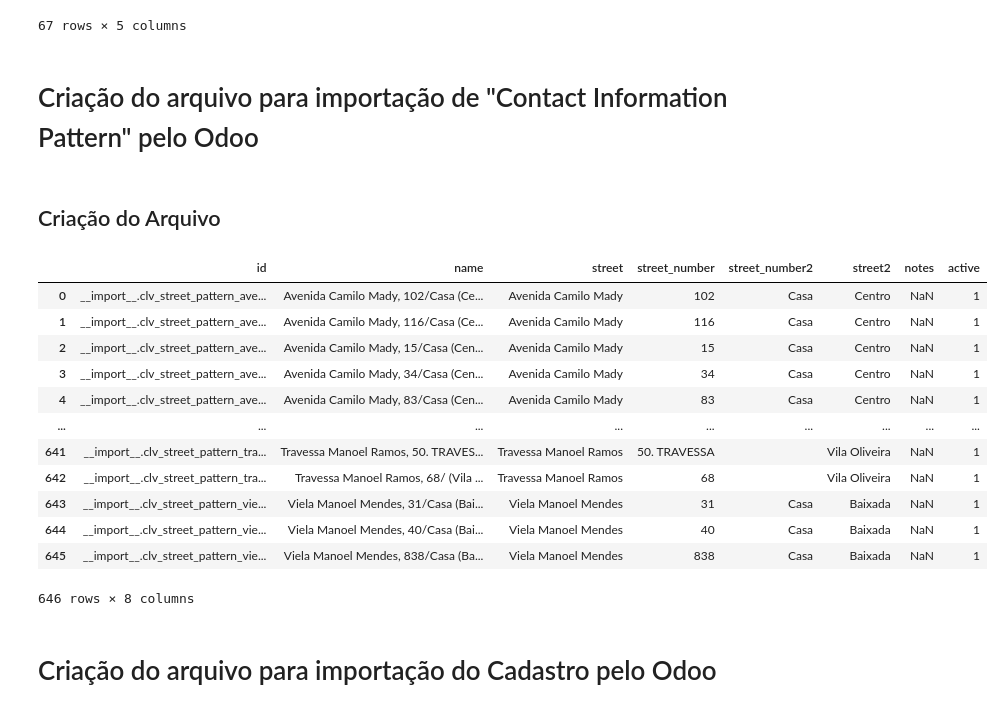
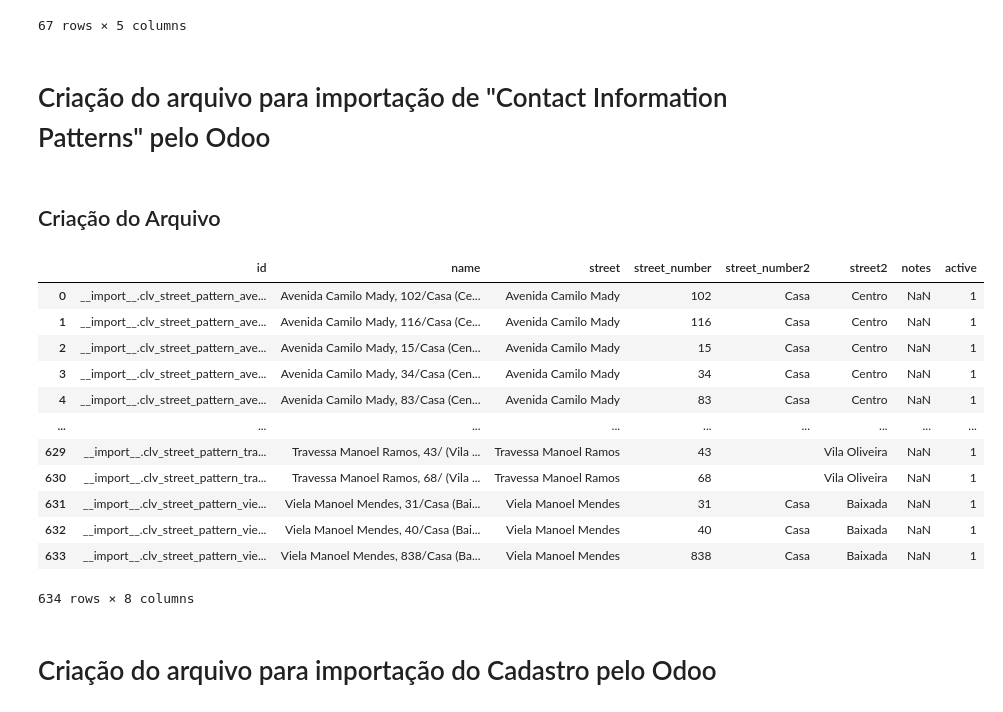
Before and after one commit to CLVsol/clvsol_jupyter, a Jupyter notebook: jcafb_2025/cadastro/Cadastro_Inicial_JCAFB-2025.ipynb, the cells around one changed output. Drawn from its saved outputs; the diff is of its cells as text; code cells hidden in the pictures.

Commit message:
[IMP] jcafb_2025/cadastro/Cadastro_Inicial_JCAFB-2025.ipynb

```diff
--- a/jcafb_2025/cadastro/Cadastro_Inicial_JCAFB-2025.ipynb
+++ b/jcafb_2025/cadastro/Cadastro_Inicial_JCAFB-2025.ipynb
@@ -414,6 +414,7 @@ def cadastro_file_process(xls_in_path, sheet):
             logradouro = string_reformat(logradouro)
             table['Logradouro'].values[i] = logradouro
         if numero:
+            numero = numero.replace('S/N', 'sn')
             table['Numero'].values[i] = numero
         if complemento:
             complemento = string_reformat(complemento)
@@ -780,0 +796,37 @@ Name: Nome, Length: 647, dtype: int64
+# %%
+import pandas as pd
+
+jcafb_cadastro_path = 'data/jcafb_cadastro.xlsx'
+jcafb_cadastro_sheet = 'Cadastro JCAFB-2025'
+
+xls_in = pd.ExcelFile(jcafb_cadastro_path)
+jcafb_cadastro = pd.read_excel(xls_in, sheet_name=jcafb_cadastro_sheet, index_col=0, na_filter=False)
+
+jcafb_homonimos_path = 'data/jcafb_homonimos.xlsx'
+jcafb_homonimos_sheet='Homônimos JCAFB-2025'
+
+column_names=['Nome', 'ID', 'Nascimento', 'Fonte']
+homonimos = pd.DataFrame(columns=column_names)
+
+names = jcafb_cadastro.groupby(['Nome'])['ID'].aggregate('count').reset_index()
+
+for i, row in names.iterrows():
+
+    if row['ID'] > 1:
+
+        print(row['Nome'], row['ID'])
+
+        for j, row2 in jcafb_cadastro.iterrows():
+
+            if row2['Nome'] == row['Nome']:
+
+                print(row2['Nome'], row2['ID'])
+
+                new_row = {'Nome': row2['Nome'],
+                           'ID': row2['ID'],
+                           'Nascimento': row2['Nascimento'],
+                           'Fonte': row2['Fonte'],
+                          }
+                homonimos.loc[len(homonimos)] = new_row
+
+homonimos.to_excel(jcafb_homonimos_path, sheet_name=jcafb_homonimos_sheet, index=False)
@@ -842,7 +901,7 @@ street_pattern
 | 66 | __import__.clv_street_pattern_vie... | Viela Manoel Mendes | Baixada | Viela Manoel Mendes (Baixada) | 1 |
 67 rows × 5 columns
 # %% [markdown]
-# Criação do arquivo para importação de "Contact Information Pattern" pelo Odoo
+# Criação do arquivo para importação de "Contact Information Patterns" pelo Odoo
 # %% [markdown]
 ## Criação do Arquivo
 # %%
@@ -864,7 +923,7 @@ streets = jcafb_cadastro.groupby(['Contact', 'Logradouro', 'Número', 'Complemen
 
 for i, row in streets.iterrows():
 
-    if row['Logradouro'] != '':
+    if (row['Logradouro'] != '') and (row['Número'].find('.') == -1):
 
         _id = False
         name = False
@@ -881,39 +940,39 @@ for i, row in streets.iterrows():
 
         _id = '__import__.clv_street_pattern_' + pattern
         name = row['Contact']
         street = row['Logradouro']
         street_number = row['Número']
         street_number2 = row['Complemento']
         street2 = row['Bairro']
 
         new_row = {'id': _id,
                    'name': name,
                    'street': street,
                    'street_number': street_number,
                    'street_number2': street_number2,
                    'street2': street2,
                    # 'notes': notes,
                    'active': active,
                   }
         contact_information_pattern.loc[len(contact_information_pattern)] = new_row
 
 contact_information_pattern.to_excel(contact_information_pattern_path, sheet_name=street_pattern_sheet, index=False)
 
 contact_information_pattern
 # %% [output]
 |  | id | name | street | street_number | street_number2 | street2 | notes | active |
 | 0 | __import__.clv_street_pattern_ave... | Avenida Camilo Mady, 102/Casa (Ce... | Avenida Camilo Mady | 102 | Casa | Centro | NaN | 1 |
 | 1 | __import__.clv_street_pattern_ave... | Avenida Camilo Mady, 116/Casa (Ce... | Avenida Camilo Mady | 116 | Casa | Centro | NaN | 1 |
 | 2 | __import__.clv_street_pattern_ave... | Avenida Camilo Mady, 15/Casa (Cen... | Avenida Camilo Mady | 15 | Casa | Centro | NaN | 1 |
 | 3 | __import__.clv_street_pattern_ave... | Avenida Camilo Mady, 34/Casa (Cen... | Avenida Camilo Mady | 34 | Casa | Centro | NaN | 1 |
 | 4 | __import__.clv_street_pattern_ave... | Avenida Camilo Mady, 83/Casa (Cen... | Avenida Camilo Mady | 83 | Casa | Centro | NaN | 1 |
 | ... | ... | ... | ... | ... | ... | ... | ... | ... |
-| 641 | __import__.clv_street_pattern_tra... | Travessa Manoel Ramos, 50. TRAVES... | Travessa Manoel Ramos | 50. TRAVESSA |  | Vila Oliveira | NaN | 1 |
-| 642 | __import__.clv_street_pattern_tra... | Travessa Manoel Ramos, 68/ (Vila ... | Travessa Manoel Ramos | 68 |  | Vila Oliveira | NaN | 1 |
-| 643 | __import__.clv_street_pattern_vie... | Viela Manoel Mendes, 31/Casa (Bai... | Viela Manoel Mendes | 31 | Casa | Baixada | NaN | 1 |
-| 644 | __import__.clv_street_pattern_vie... | Viela Manoel Mendes, 40/Casa (Bai... | Viela Manoel Mendes | 40 | Casa | Baixada | NaN | 1 |
-| 645 | __import__.clv_street_pattern_vie... | Viela Manoel Mendes, 838/Casa (Ba... | Viela Manoel Mendes | 838 | Casa | Baixada | NaN | 1 |
+| 629 | __import__.clv_street_pattern_tra... | Travessa Manoel Ramos, 43/ (Vila ... | Travessa Manoel Ramos | 43 |  | Vila Oliveira | NaN | 1 |
+| 630 | __import__.clv_street_pattern_tra... | Travessa Manoel Ramos, 68/ (Vila ... | Travessa Manoel Ramos | 68 |  | Vila Oliveira | NaN | 1 |
+| 631 | __import__.clv_street_pattern_vie... | Viela Manoel Mendes, 31/Casa (Bai... | Viela Manoel Mendes | 31 | Casa | Baixada | NaN | 1 |
+| 632 | __import__.clv_street_pattern_vie... | Viela Manoel Mendes, 40/Casa (Bai... | Viela Manoel Mendes | 40 | Casa | Baixada | NaN | 1 |
+| 633 | __import__.clv_street_pattern_vie... | Viela Manoel Mendes, 838/Casa (Ba... | Viela Manoel Mendes | 838 | Casa | Baixada | NaN | 1 |
-646 rows × 8 columns
+634 rows × 8 columns
 # %% [markdown]
 # Criação do arquivo para importação do Cadastro pelo Odoo
 # %% [markdown]
```
Also changed, not shown: parts of 10 cells of this notebook.
